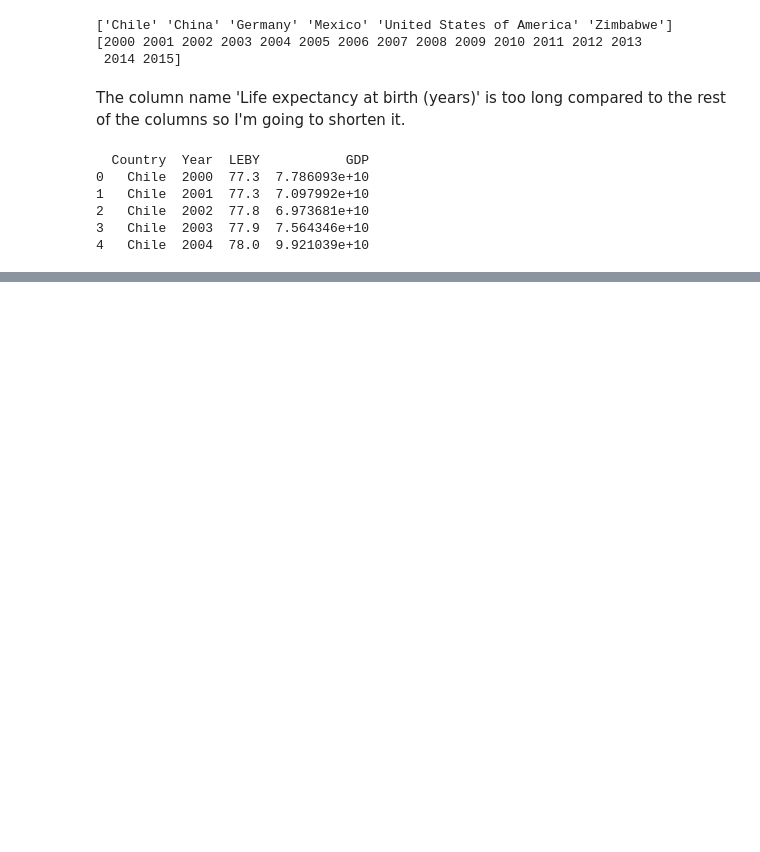
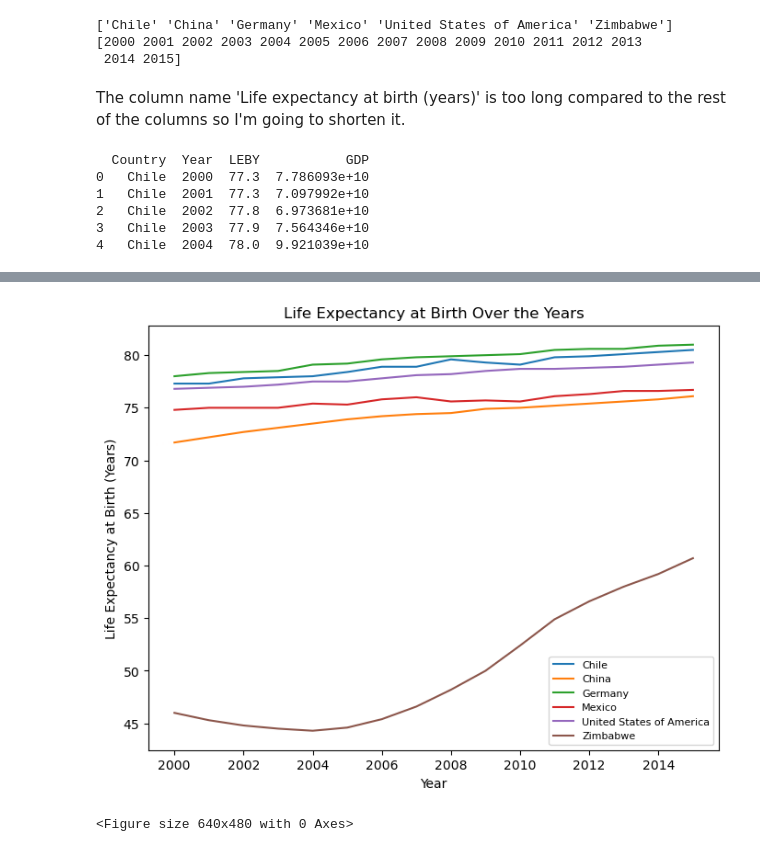
Before and after one commit to nlicari1/Portfolio-Projects, a Jupyter notebook: GDP_life_expectancy/life_expectancy_gdp.ipynb, the cells around one changed output, grey strips where cells are left out. Saved outputs shown, nothing was run; the diff lists cells and outputs as text; code cells hidden in the pictures; blank space fills up the shorter version.

```diff
--- a/GDP_life_expectancy/life_expectancy_gdp.ipynb
+++ b/GDP_life_expectancy/life_expectancy_gdp.ipynb
@@ -53,0 +97,11 @@ print(df.head())
+# %%
+plt.figure(figsize=(8,6))
+sns.lineplot(x= df.Year, y= df.LEBY, hue=df.Country )
+plt.ylabel('Life Expectancy at Birth (Years)')
+plt.title('Life Expectancy at Birth Over the Years')
+plt.legend(loc=4, fontsize='8')
+plt.show()
+plt.clf()
+# %% [output]
+[figure, added]
+<Figure size 640x480 with 0 Axes>
```
Also changed, not shown: parts of 15 cells of this notebook.
